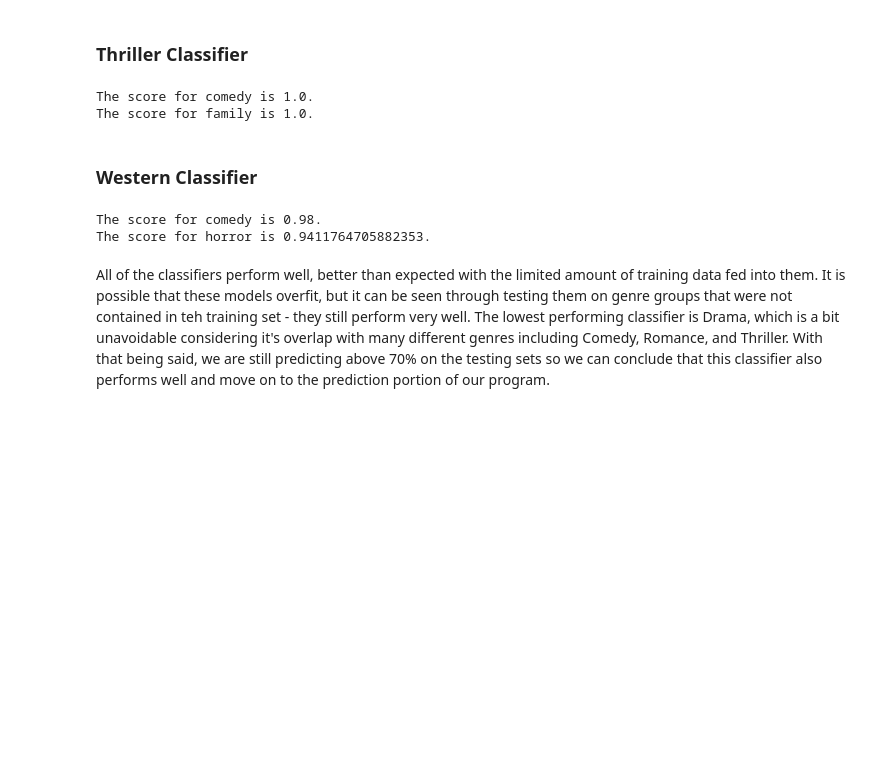
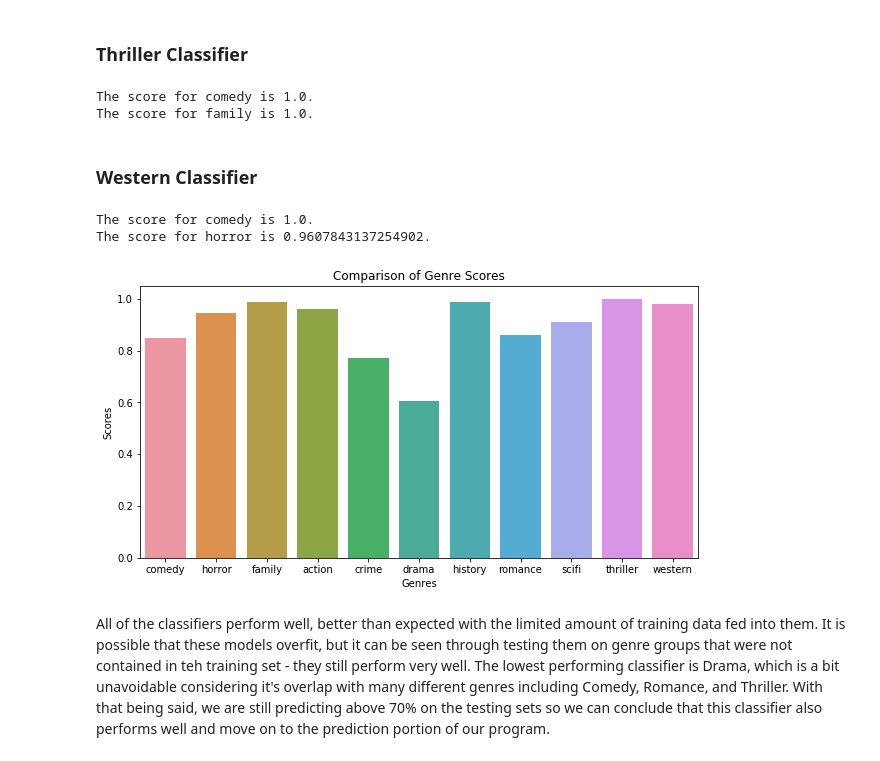
Before and after one commit to cbrackeen05/Movie_Suggestor, a Jupyter notebook: Final Capstone Project.ipynb, the cells around one changed output. Drawn from its saved outputs; the diff is of its cells as text; code cells hidden in the pictures; blank space fills up the shorter version.

```diff
--- a/Final Capstone Project.ipynb
+++ b/Final Capstone Project.ipynb
@@ -75,8 +156,10 @@ genre_data = clean_data(genre_data)
 vectorizer = TfidfVectorizer(lowercase=False, # Do not convert all to lowercase before tokenizing
                           stop_words=None, # Do not remove any stopwords
                           ngram_range=(1, 1), # Looking at each word individually ngram = 1
+                            analyzer=u'word'
                           max_df=.5, # Drop words that occur in more than half of the plots
                           min_df=1, # Use words that appear at least once (all words)
+
                             )
 
 # Fit and transform vectorizer for every genere's list of plots
@@ -360,6 +468,9 @@ rfc_sf = RandomForestClassifier(max_depth=10)
 fit_data([rfc_sf], x_sf)
 
 # Testing on a couple genres that were not in training
-test_data(rfc_sf, 0, sf_data)
-test_data(rfc_sf, 1, sf_data)
+scicom = test_data(rfc_sf, 0, sf_data)
+scihor = test_data(rfc_sf, 1, sf_data)
+
+# Getting score for main genre data
+scifi_score = np.average([scicom,scihor])
 # %% [output]
@@ -379,8 +490,11 @@ rfc_thr = RandomForestClassifier(max_depth=10)
 fit_data([rfc_thr], x_thr)
 
 # Testing on a couple genres that were not in training
-test_data(rfc_thr, 0, thr_data)
-test_data(rfc_thr, 2, thr_data)
+thrillcom = test_data(rfc_thr, 0, thr_data)
+thrillfam = test_data(rfc_thr, 2, thr_data)
+
+# Getting score for main genre data
+thriller_score = np.average([thrillcom,thrillfam])
 # %% [output]
 The score for comedy is 1.0.
 The score for family is 1.0.
@@ -398,11 +512,36 @@ rfc_wes = RandomForestClassifier(max_depth=10)
 fit_data([rfc_wes], x_wes)
 
 # Testing on a couple genres that were not in training
-test_data(rfc_wes, 0, wes_data)
-test_data(rfc_wes, 1, wes_data)
+westcom = test_data(rfc_wes, 0, wes_data)
+westhor = test_data(rfc_wes, 1, wes_data)
+
+# Getting score for main genre data
+western_score = np.average([westcom,westhor])
 # %% [output]
-The score for comedy is 0.98.
-The score for horror is 0.9411764705882353.
+The score for comedy is 1.0.
+The score for horror is 0.9607843137254902.
+# %%
+# Plotting average scores for classifiers when tested on datasets they were not trained on
+# Labels for plot
+names = ['comedy','horror','family','action','crime','drama',\
+             'history','romance','scifi','thriller','western']
+
+# Average scores for plots
+genre_scores = [comedy_score,horror_score, family_score, action_score,crime_score,drama_score,
+                history_score,romance_score,scifi_score, thriller_score,western_score]
+
+
+# Plotting data
+fig, ax = plt.subplots()
+fig.set_size_inches(10,5) #Made it longer in length to fit presentation
+gs = sns.barplot(x=names, y=genre_scores, ax=ax)
+gs.set_title('Comparison of Genre Scores')
+gs.set_ylabel('Scores')
+gs.set_xlabel('Genres')
+
+plt.show()
+# %% [output]
+[figure, added]
 # %% [markdown]
 All of the classifiers perform well, better than expected with the limited amount of training data fed into them. It is possible that these models overfit, but it can be seen through testing them on genre groups that were not contained in teh training set - they still perform very well. The lowest performing classifier is Drama, which is a bit unavoidable considering it's overlap with many different genres including Comedy, Romance, and Thriller. With that being said, we are still predicting above 70% on the testing sets so we can conclude that this classifier also performs well and move on to the prediction portion of our program.
 # %%
```
Also changed, not shown: parts of 16 cells of this notebook.
